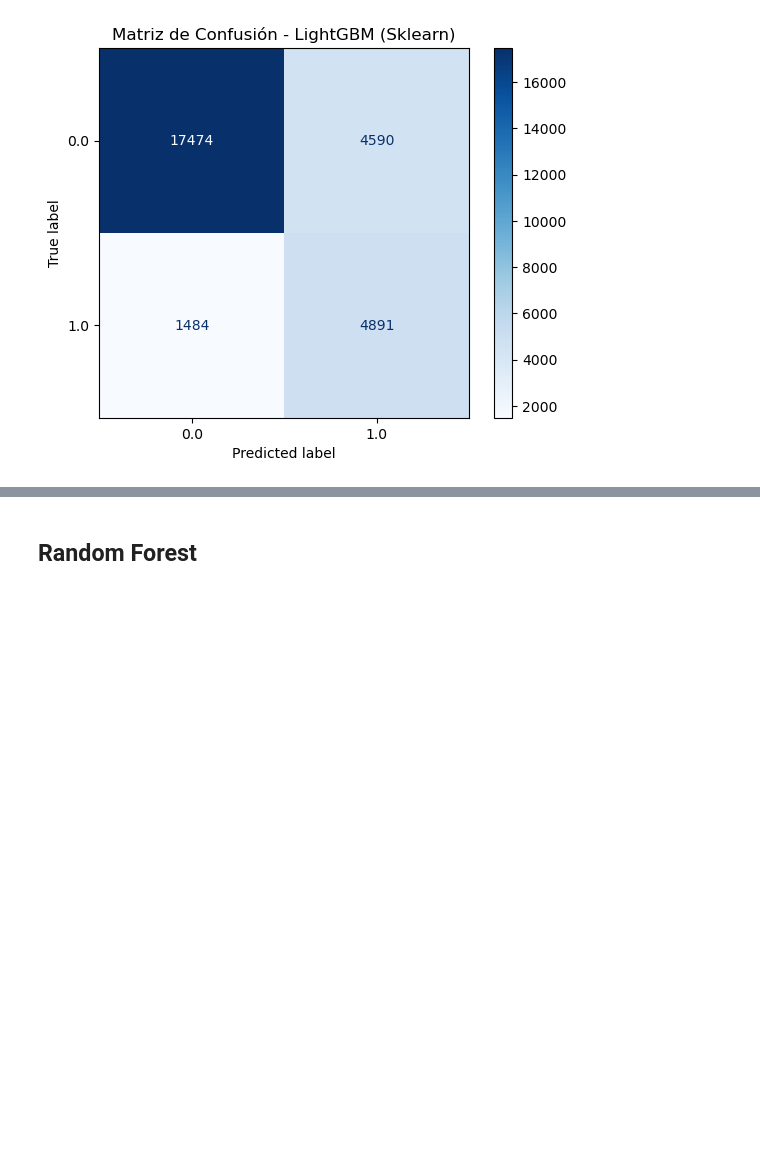
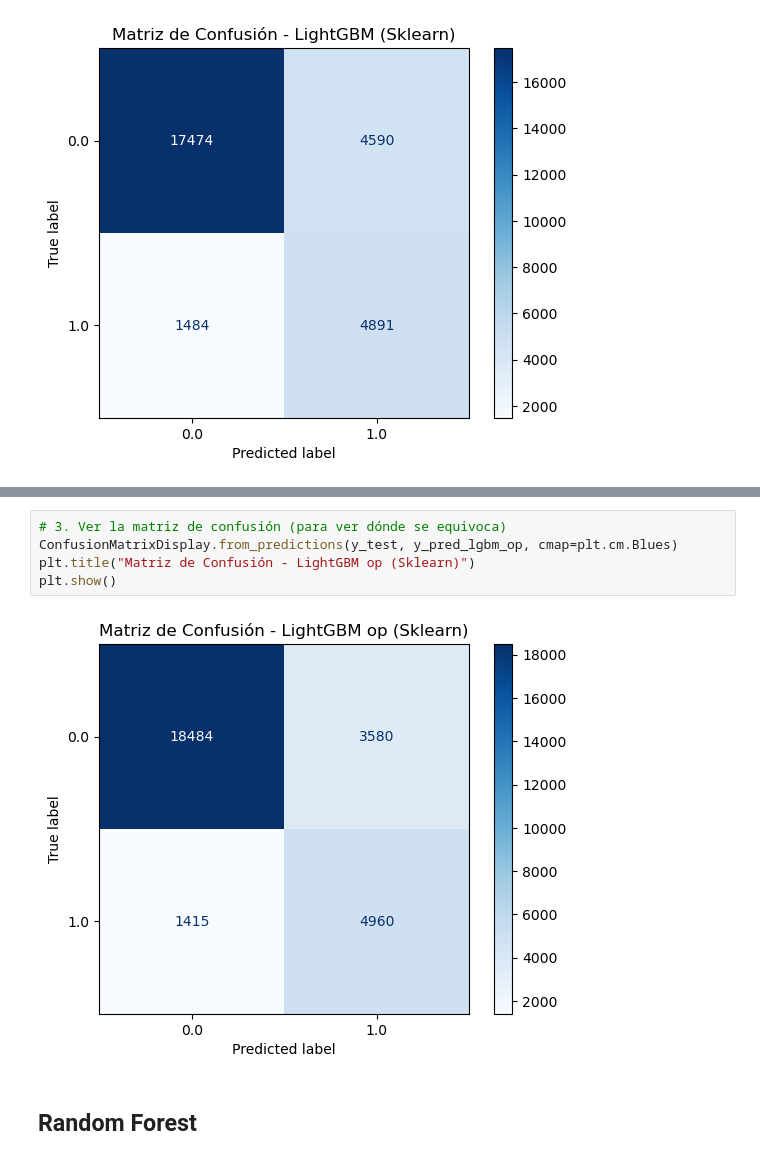
Before and after one commit to NicolasCalabozo/PrediccionLluviasAustralia, a Jupyter notebook: Pipeline_Produccion.ipynb, the cells around one changed output, grey strips where cells are left out. Cells and saved outputs as stored; diff of their text form; blank space fills up the shorter version.

```diff
--- a/Pipeline_Produccion.ipynb
+++ b/Pipeline_Produccion.ipynb
@@ -671,3 +707,10 @@ weighted avg       0.83      0.79      0.80     28439
+# %%
+# 3. Ver la matriz de confusión (para ver dónde se equivoca)
+ConfusionMatrixDisplay.from_predictions(y_test, y_pred_lgbm_op, cmap=plt.cm.Blues)
+plt.title("Matriz de Confusión - LightGBM op (Sklearn)")
+plt.show()
+# %% [output]
+[figure, added]
 # %% [markdown]
 ## Random Forest
 # %%
```
Also changed, not shown: parts of 7 cells of this notebook, 2 other files.
